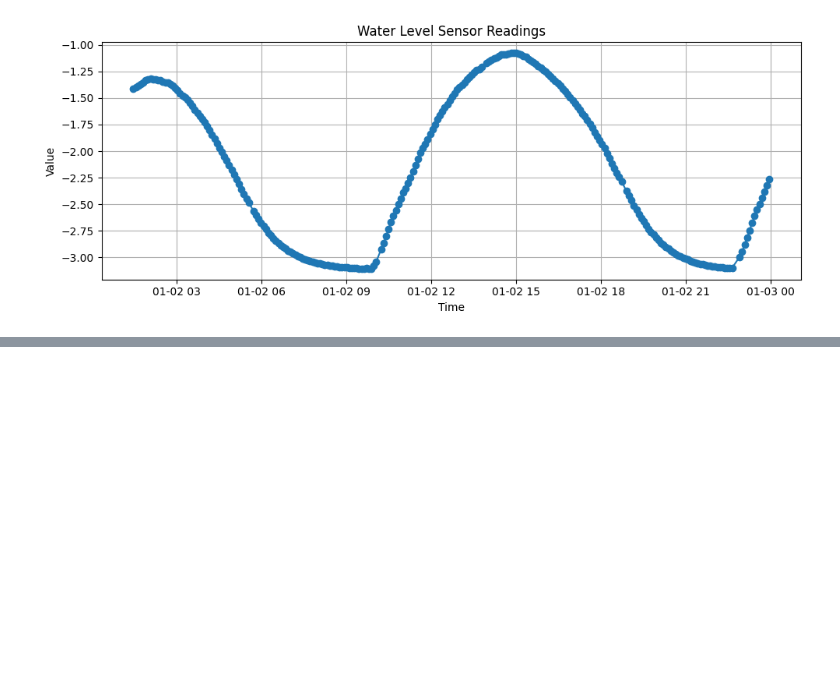
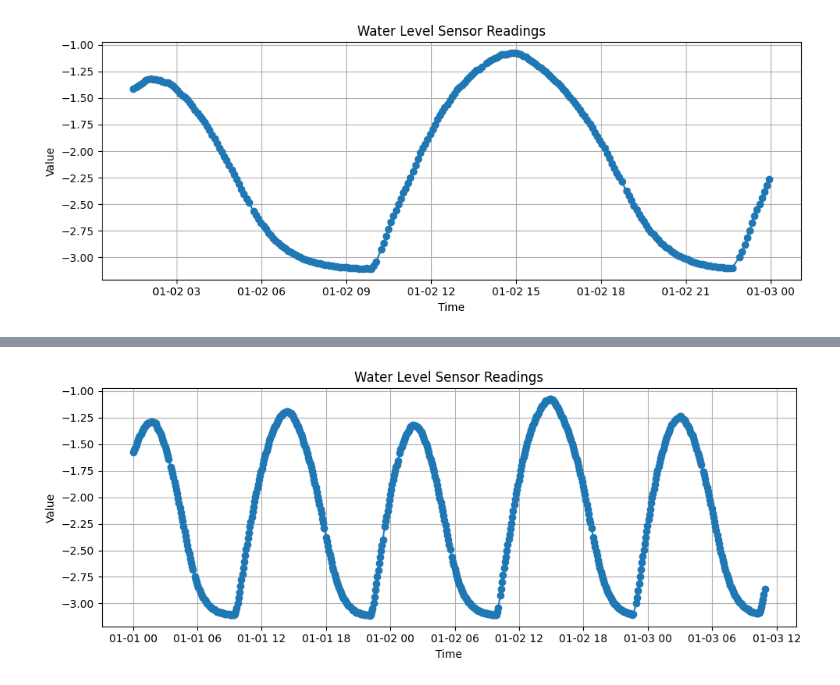
Before and after one commit to PrasunBanerjee04/SecooraRiskModel, a Jupyter notebook: model/TrainModel.ipynb, the cells around one changed output, grey strips where cells are left out. Drawn from its saved outputs; the diff is of its cells as text; code cells hidden in the pictures; blank space fills up the shorter version.

```diff
--- a/model/TrainModel.ipynb
+++ b/model/TrainModel.ipynb
@@ -297,0 +296,4 @@ plt.show()
+# %%
+plot_series(df_3['time'][:539 + 120], df_3['result'][:539 + 120], title="Water Level Sensor Readings")
+# %% [output]
+[figure, added]
```
Also changed, not shown: parts of 4 cells of this notebook, 1 other file.
